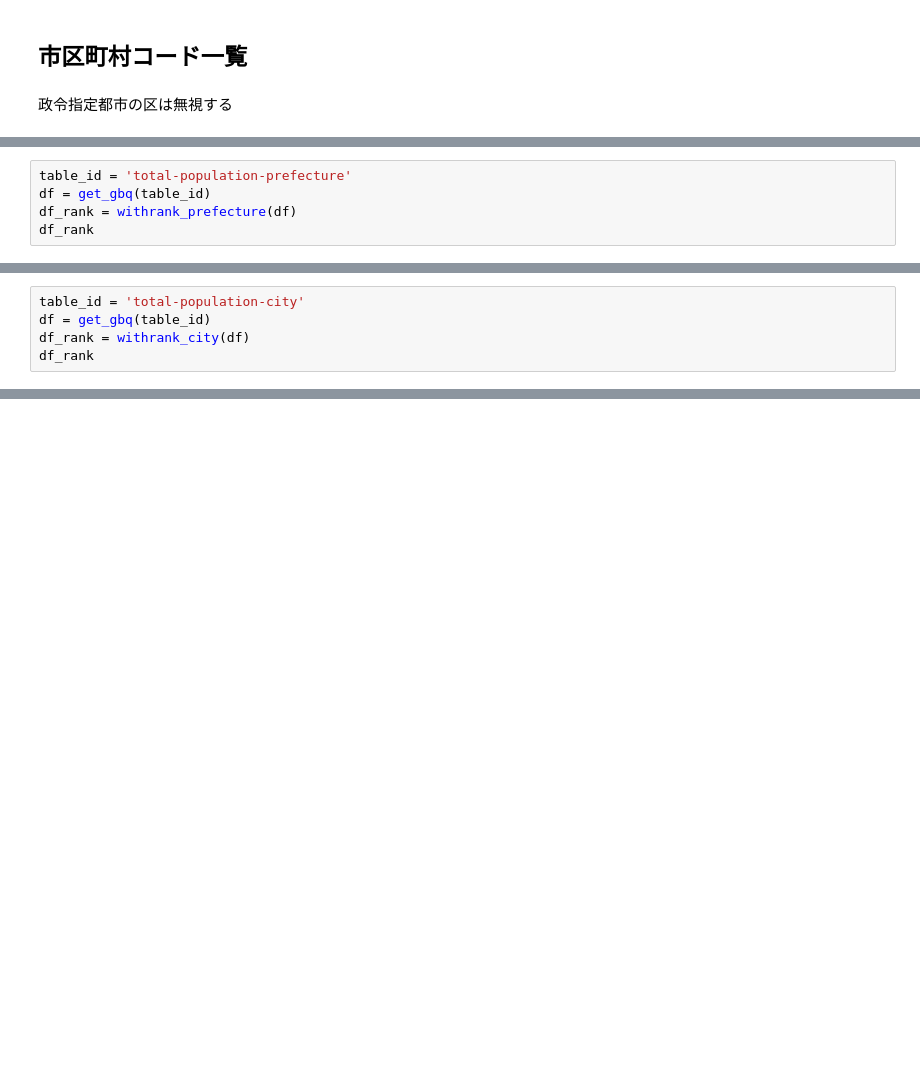
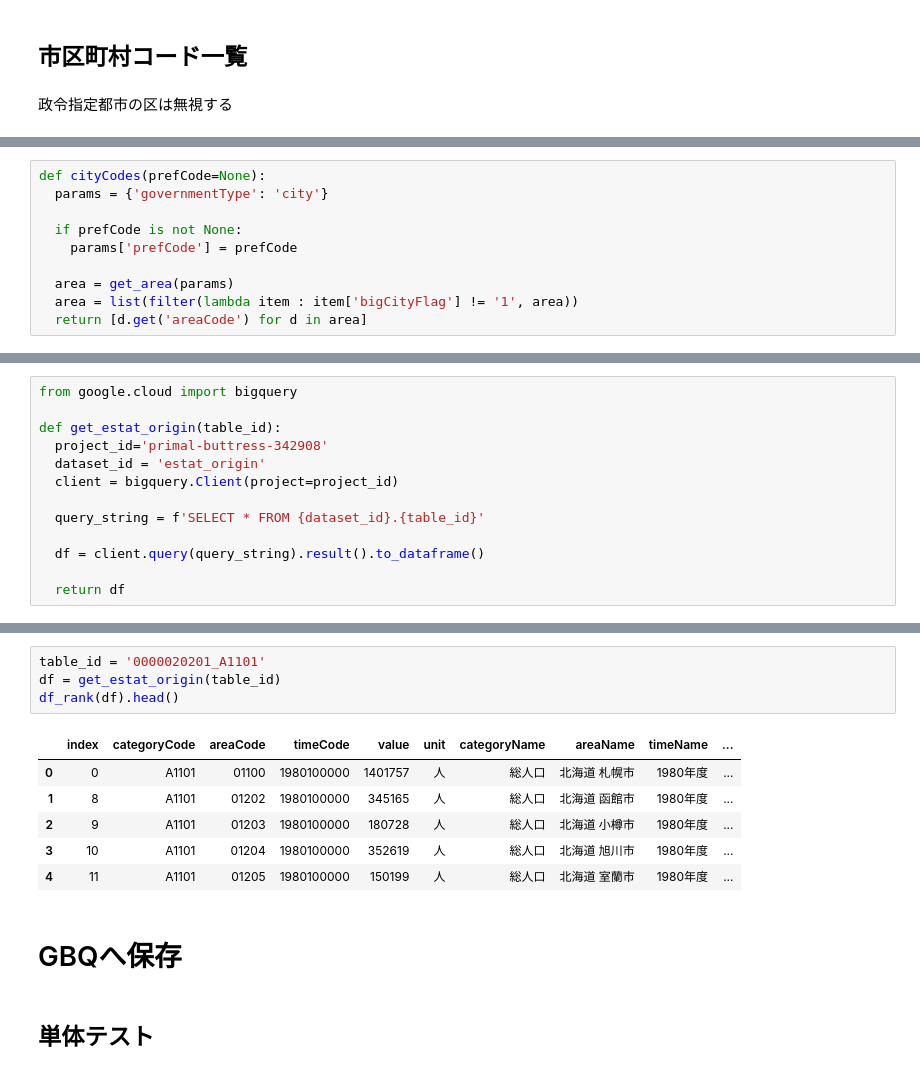
Before and after one commit to dicechick373/google-colab, a Jupyter notebook: estat/02_全国・都道府県ランキングを付与.ipynb, the cells around one changed output, grey strips where cells are left out. Cells and saved outputs as stored; diff of their text form; blank space fills up the shorter version.

```diff
--- a/estat/02_全国・都道府県ランキングを付与.ipynb
+++ b/estat/02_全国・都道府県ランキングを付与.ipynb
@@ -404,5 +54,0 @@ def withrank_prefecture(df_arg):
-# %%
-table_id = 'total-population-prefecture'
-df = get_gbq(table_id)
-df_rank = withrank_prefecture(df)
-df_rank
@@ -466,5 +54,0 @@ def withrank_city(df_arg):
-# %%
-table_id = 'total-population-city'
-df = get_gbq(table_id)
-df_rank = withrank_city(df)
-df_rank
@@ -511,0 +55,10 @@ for card in cardlist:
+# %%
+def cityCodes(prefCode=None):
+  params = {'governmentType': 'city'}
+
+  if prefCode is not None:
+    params['prefCode'] = prefCode
+
+  area = get_area(params)
+  area = list(filter(lambda item : item['bigCityFlag'] != '1', area))
+  return [d.get('areaCode') for d in area]
@@ -511,0 +92,13 @@ for card in cardlist:
+# %%
+from google.cloud import bigquery
+
+def get_estat_origin(table_id):
+  project_id='primal-buttress-342908'
+  dataset_id = 'estat_origin'
+  client = bigquery.Client(project=project_id)
+
+  query_string = f'SELECT * FROM {dataset_id}.{table_id}'
+
+  df = client.query(query_string).result().to_dataframe()
+
+  return df
@@ -511,0 +184,15 @@ for card in cardlist:
+# %%
+table_id = '0000020201_A1101'
+df = get_estat_origin(table_id)
+df_rank(df).head()
+# %% [output]
+|  | index | categoryCode | areaCode | timeCode | value | unit | categoryName | areaName | timeName | ... |
+| 0 | 0 | A1101 | 01100 | 1980100000 | 1401757 | 人 | 総人口 | 北海道 札幌市 | 1980年度 | ... |
+| 1 | 8 | A1101 | 01202 | 1980100000 | 345165 | 人 | 総人口 | 北海道 函館市 | 1980年度 | ... |
+| 2 | 9 | A1101 | 01203 | 1980100000 | 180728 | 人 | 総人口 | 北海道 小樽市 | 1980年度 | ... |
+| 3 | 10 | A1101 | 01204 | 1980100000 | 352619 | 人 | 総人口 | 北海道 旭川市 | 1980年度 | ... |
+| 4 | 11 | A1101 | 01205 | 1980100000 | 150199 | 人 | 総人口 | 北海道 室蘭市 | 1980年度 | ... |
+# %% [markdown]
+# GBQへ保存
+# %% [markdown]
+## 単体テスト
```
Also changed, not shown: parts of 52 cells of this notebook.
